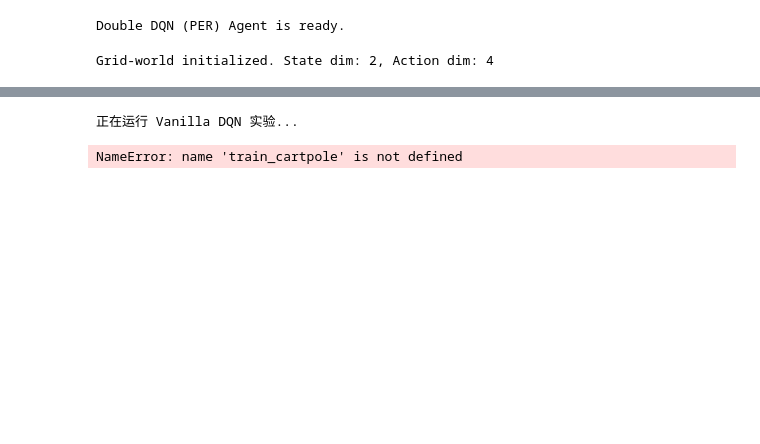
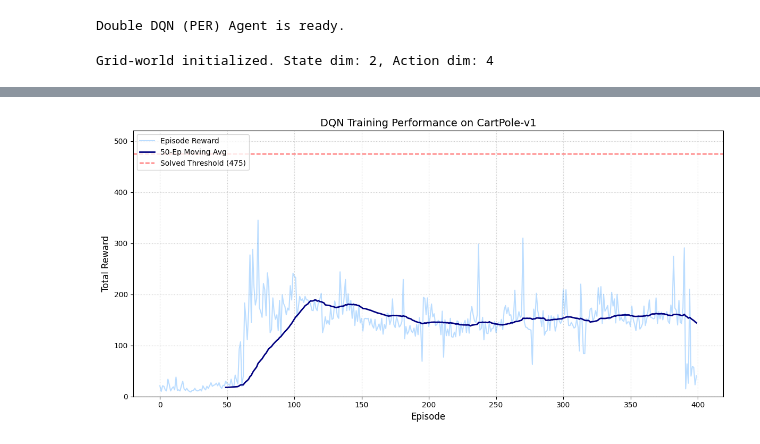
Before and after one commit to baiziyue43-dotcom/546_assignment2_p3, a Jupyter notebook: assignment_2_part_3.ipynb, the cells around one changed output, grey strips where cells are left out. Drawn from its saved outputs; the diff is of its cells as text; code cells hidden in the pictures; blank space fills up the shorter version.

```diff
--- a/assignment_2_part_3.ipynb
+++ b/assignment_2_part_3.ipynb
@@ -305,13 +305,7 @@ print(f"CartPole dimension: State={cp_state_dim}, Action={cp_action_dim}")
 agent_cp = PER_DQNAgent(state_dim=cp_state_dim, action_dim=cp_action_dim, device=device)
 
 print("Start training CartPole-v1 (PER-DQN)...")
-cp_rewards, cp_losses = optimize_model(
-    env_cp,
-    agent_cp,
-    num_episodes=400,
-    batch_size=64,
-    target_update_freq=15
-)
+cp_rewards, cp_losses = optimize_model(env_cp, agent_cp, num_episodes=400, batch_size=64, target_update_freq=15)
 
 env_cp.close()
 print("CartPole training over！")
@@ -335,46 +329,44 @@ Episode 400/400, Reward: 227.00, Epsilon: 0.010
 CartPole training over！
 # %%
+import numpy as np
 import matplotlib.pyplot as plt
-import numpy as np
 
-# 1. 运行原版 DQN 实验 (Part II)
-print("正在运行 Vanilla DQN 实验...")
-# 注意：确保你的 train 函数可以通过参数切换 DDQN 模式
-# 如果你之前的 agent 默认是 Vanilla，可以这样调用：
-dqn_rewards = train_cartpole(is_double=False, num_episodes=200)
-
-# 2. 运行 Double DQN 实验 (Part III)
-print("\n正在运行 Double DQN 实验...")
-ddqn_rewards = train_cartpole(is_double=True, num_episodes=200)
-
-# 3. 绘图对比
-def plot_comparison(rewards_1, rewards_2, label1="Vanilla DQN", label2="Double DQN"):
+def plot_cartpole_results(rewards):
     plt.figure(figsize=(12, 6))
 
-    # 原始奖励数据（浅色背景）
-    plt.plot(rewards_1, color='blue', alpha=0.2)
-    plt.plot(rewards_2, color='green', alpha=0.2)
+    # 绘制原始奖励曲线（浅色，增加透明度以防干扰）
+    plt.plot(rewards, color='dodgerblue', alpha=0.3, label='Episode Reward')
 
-    # 计算滑动平均以使曲线更平滑（满足报告中对 Stability 的讨论要求）
-    window = 10
-    if len(rewards_1) >= window:
-        smooth_1 = [np.mean(rewards_1[max(0, i-window):i+1]) for i in range(len(rewards_1))]
-        smooth_2 = [np.mean(rewards_2[max(0, i-window):i+1]) for i in range(len(rewards_2))]
-        plt.plot(smooth_1, color='blue', linewidth=2, label=f'{label1} (Moving Avg)')
-        plt.plot(smooth_2, color='green', linewidth=2, label=f'{label2} (Moving Avg)')
+    # 计算并绘制滑动平均线（更平滑地观察趋势）
+    window_size = 50  # 窗口大小，可根据训练长度调整
+    if len(rewards) > window_size:
+        # 使用 numpy 计算简单移动平均
+        moving_avg = np.convolve(rewards, np.ones(window_size)/window_size, mode='valid')
+        # 补齐长度以便在图中对齐
+        plt.plot(range(window_size-1, len(rewards)), moving_avg,
+                 color='navy', linewidth=2, label=f'{window_size}-Ep Moving Avg')
 
-    plt.title("CartPole-v1 Performance Comparison: DQN vs Double DQN")
-    plt.xlabel("Episode")
-    plt.ylabel("Total Reward")
-    plt.axhline(y=500, color='r', linestyle='--', label='Max Possible Reward')
-    plt.legend()
-    plt.grid(True, alpha=0.3)
+    # 标注 CartPole-v1 的目标线（通常 475+ 分被视为解决环境）
+    plt.axhline(y=475, color='red', linestyle='--', alpha=0.6, label='Solved Threshold (475)')
+
+    # 完善图表信息
+    plt.title("DQN Training Performance on CartPole-v1", fontsize=14)
+    plt.xlabel("Episode", fontsize=12)
+    plt.ylabel("Total Reward", fontsize=12)
+    plt.legend(loc='upper left')
+    plt.grid(True, linestyle=':', alpha=0.7)
+
+    # 限制 y 轴范围（CartPole-v1 最大通常是 500）
+    plt.ylim(0, 520)
+
+    plt.tight_layout()
     plt.show()
 
-plot_comparison(dqn_rewards, ddqn_rewards)
+# 假设你在 Cell 8 中保存奖励的变量名为 cp_rewards
+# 请确保变量名与 Cell 8 实际定义的一致
+plot_cartpole_results(cp_rewards)
 # %% [output]
-正在运行 Vanilla DQN 实验...
-NameError: name 'train_cartpole' is not defined
+[figure, added]
 # %%
 
 env_acro = gym.make("Acrobot-v1")
```
Also changed, not shown: parts of 4 cells of this notebook.
